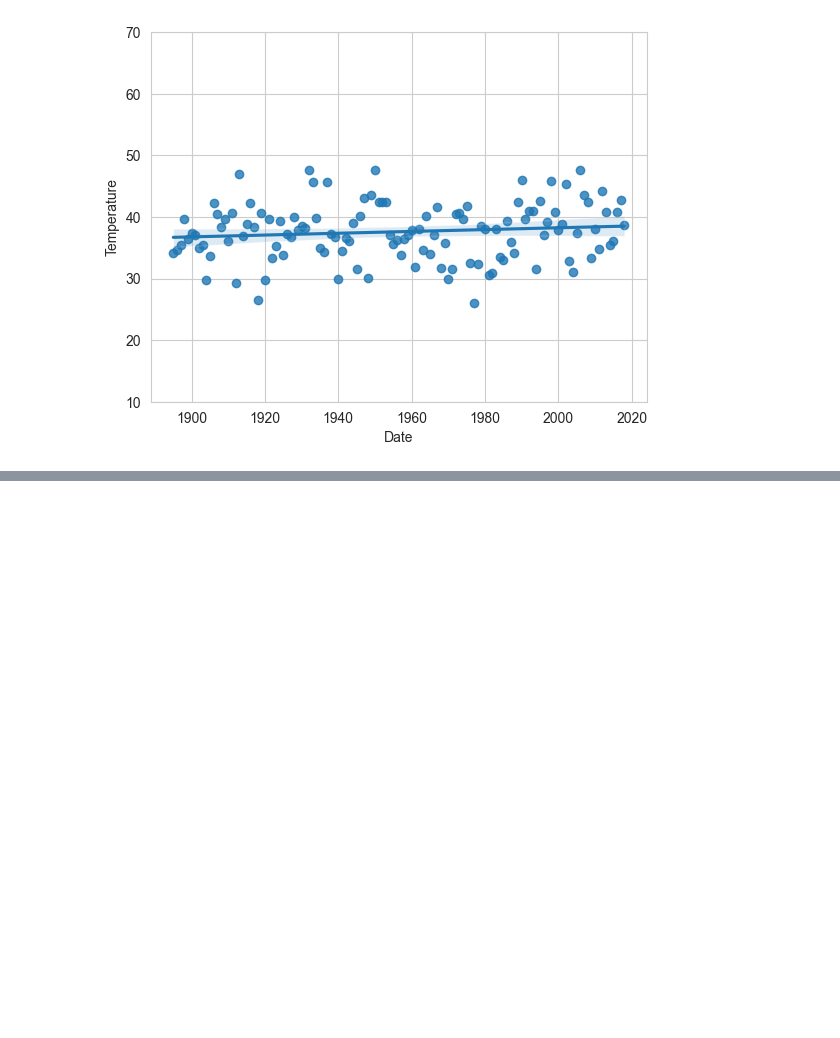
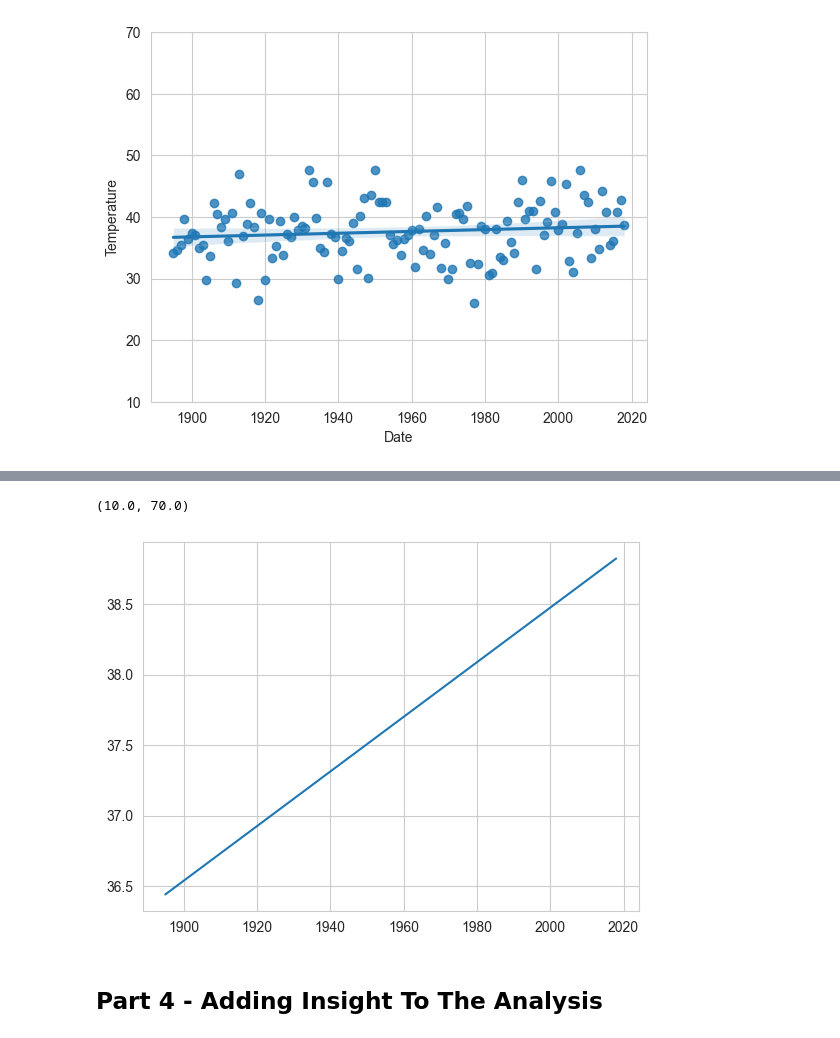
Before and after one commit to Queensdelight/datafun-07-ml, a Jupyter notebook: bukola_ml.ipynb, the cells around one changed output, grey strips where cells are left out. Drawn from its saved outputs; the diff is of its cells as text; code cells hidden in the pictures; blank space fills up the shorter version.

```diff
--- a/bukola_ml.ipynb
+++ b/bukola_ml.ipynb
@@ -137,0 +312,16 @@ axes.set_ylim(10, 70)
+# %%
+axes.set_ylim(10,70)
+# %% [output]
+(10.0, 70.0)
+# %%
+import numpy as np
+x = np.array([min(nyc.Date.values), max(nyc.Date.values)])
+# %%
+y = predict(x)
+# %%
+import matplotlib.pyplot as plt
+line = plt.plot(x, y)
+# %% [output]
+[figure, added]
+# %% [markdown]
+## Part 4 - Adding Insight To The Analysis
```
Also changed, not shown: parts of 46 cells of this notebook.
